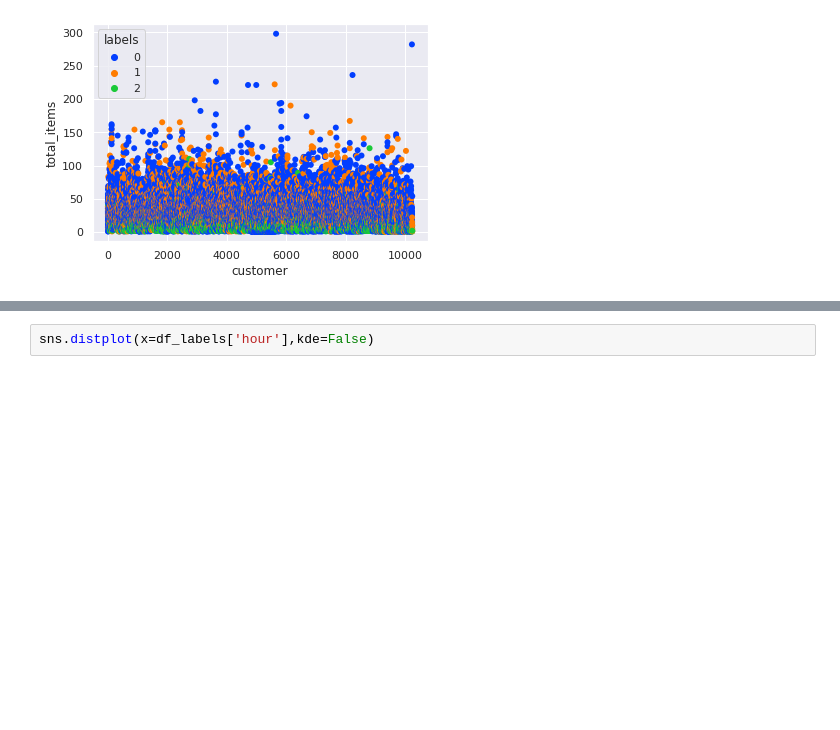
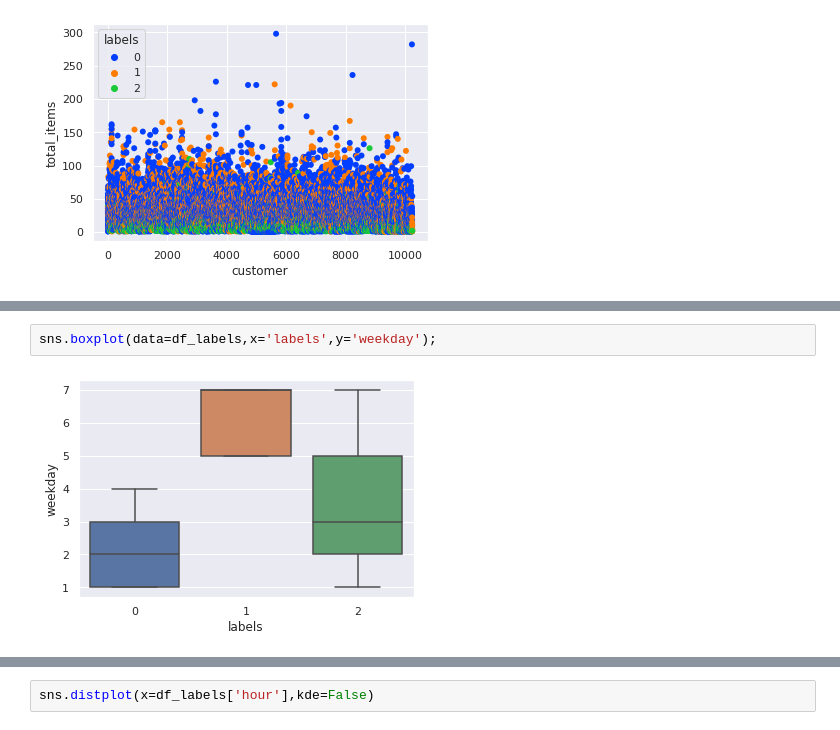
Before and after one commit to shubhamg2205/6857-proj, a Jupyter notebook: Untitled9.ipynb, the cells around one changed output, grey strips where cells are left out. Drawn from its saved outputs; the diff is of its cells as text; blank space fills up the shorter version.

```diff
--- a/Untitled9.ipynb
+++ b/Untitled9.ipynb
@@ -150,0 +144,4 @@ sns.barplot(df_labels['labels'],df['hour']);
+# %%
+sns.boxplot(data=df_labels,x='labels',y='weekday');
+# %% [output]
+[figure, added]
```
Also changed, not shown: parts of 18 cells of this notebook.
